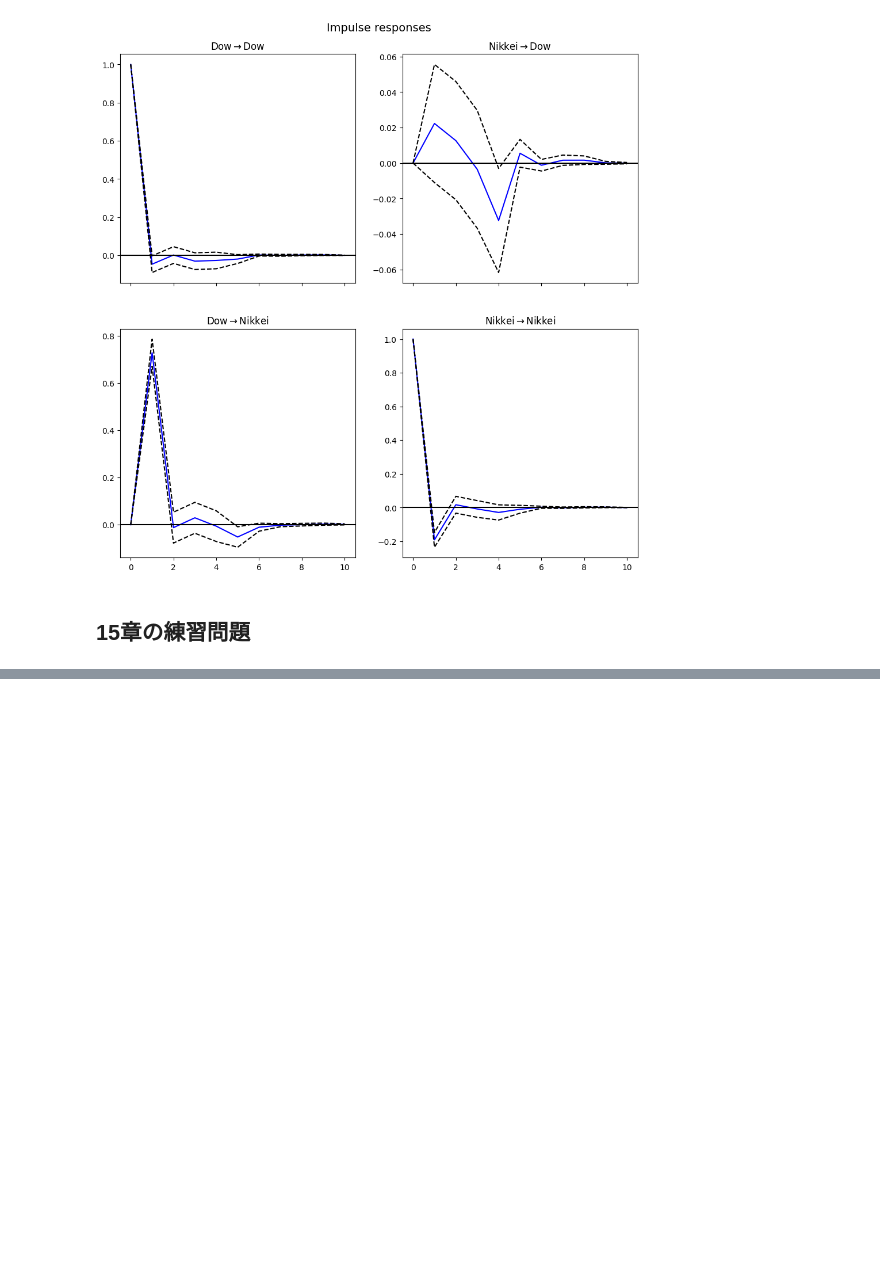
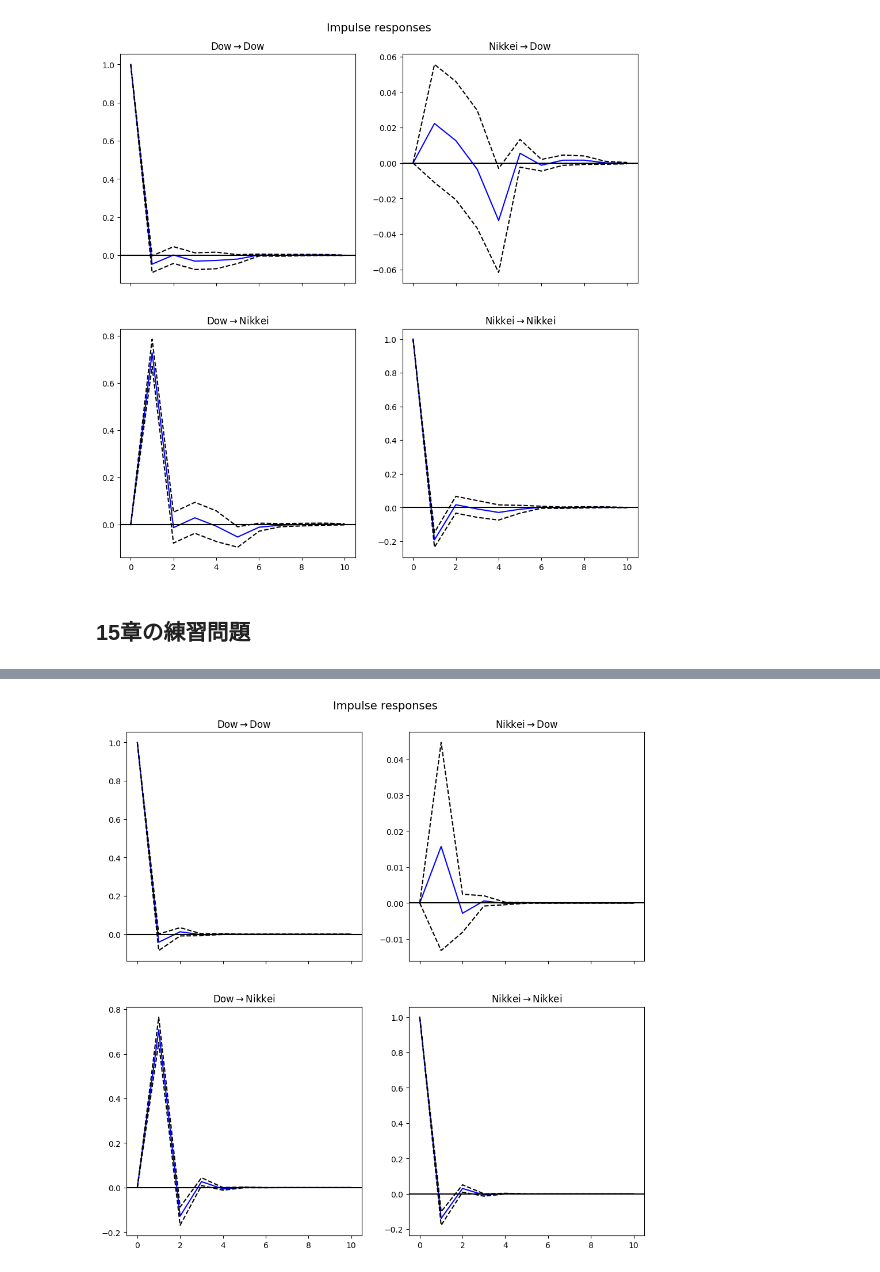
Before and after one commit to Keisei-Akiya/yabu-tomoyoshi-introductory-econometrics, a Jupyter notebook: src/python/var_stockprice.ipynb, the cells around one changed output, grey strips where cells are left out. Drawn from its saved outputs; the diff is of its cells as text; code cells hidden in the pictures; blank space fills up the shorter version.

```diff
--- a/src/python/var_stockprice.ipynb
+++ b/src/python/var_stockprice.ipynb
@@ -346,0 +202,9 @@ lines(
+# %%
+# ラグ変数の作成
+df_data_lagged = df.copy()  # データフレームをコピー
+df_data_lagged['lag1_dow'] = df_data_lagged['Dow'].shift(1)
+df_data_lagged['lag1_nikkei'] = df_data_lagged['Nikkei'].shift(1)
+df_data_lagged = df_data_lagged.dropna()  # 欠損値を含む行を除去
+
+# データの確認
+print(df_data_lagged.head())
@@ -346,0 +290,5 @@ lines(
+# %%
+# VARモデルの推定
+var_model_lag1 = VAR(df_data_lagged[['Dow', 'Nikkei']])
+var_result_lag1 = var_model_lag1.fit(1)  # ラグ1で適合
+print(var_result_lag1.summary())
@@ -346,0 +313,7 @@ lines(
+# %%
+# インパルス応答関数の計算
+irf = var_result_lag1.irf(10)  # 10期間のインパルス応答関数を計算
+irf.plot(orth=False)  # インパルス応答関数のプロット
+plt.show()
+# %% [output]
+[figure, added]
```
Also changed, not shown: parts of 13 cells of this notebook, 1 other file.
